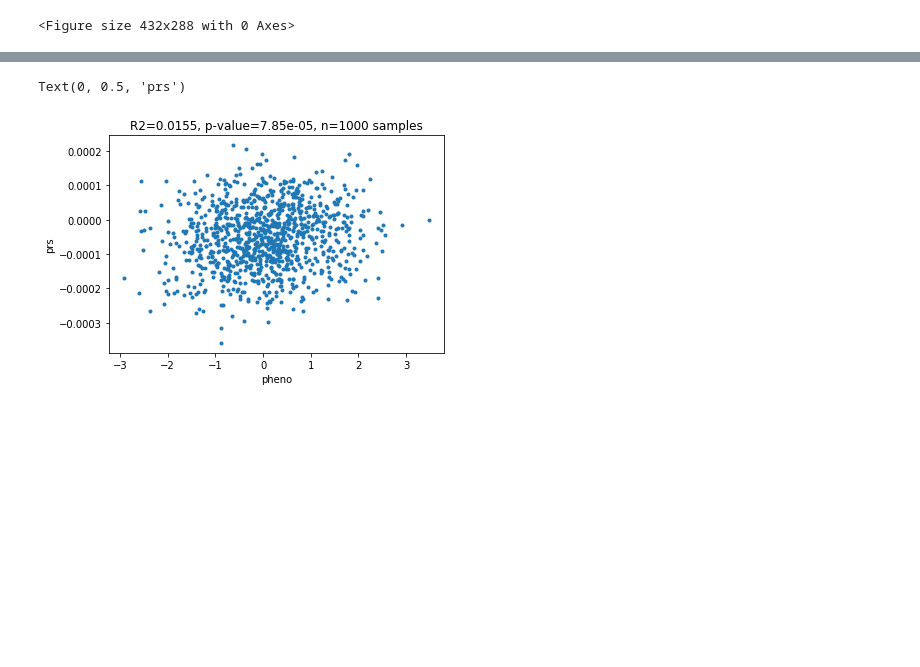
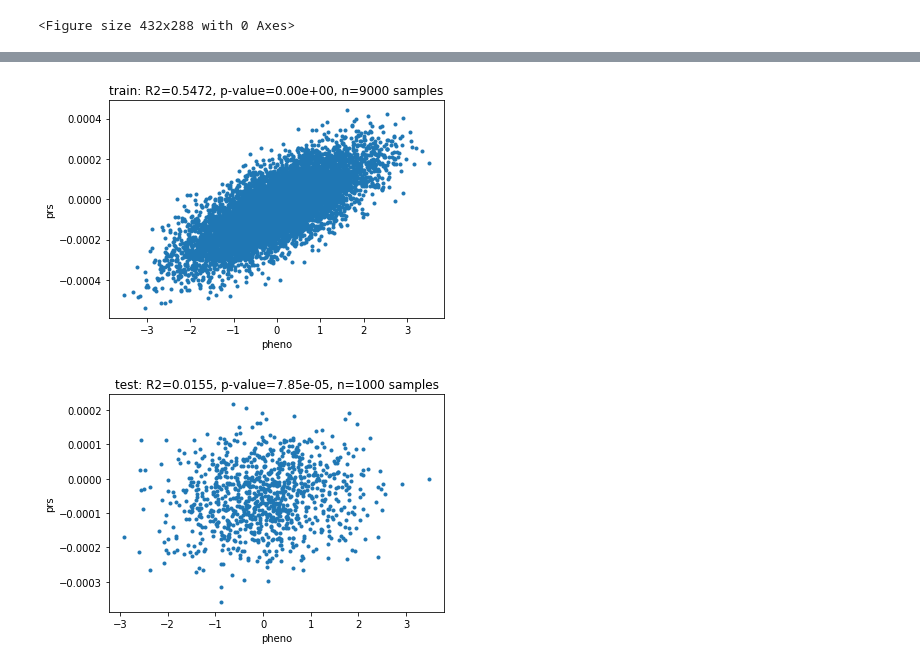
Before and after one commit to ofrei/gwas101, a Jupyter notebook: gwas101.ipynb, the cells around one changed output, grey strips where cells are left out. Cells and saved outputs as stored; diff of their text form; code cells hidden in the pictures; blank space fills up the shorter version.

```diff
--- a/gwas101.ipynb
+++ b/gwas101.ipynb
@@ -111,24 +115,35 @@ plt.savefig('qq_manh.png')
 # %%
-# perform polygenic risk scoring analysis
-
+# for a technical reason, select first 1000 subjects whihc will be used as --ld argument of PRSice_linux
+# note that this is NOT related to train/test split of the data into 9000 (train) vs 1000 (test)
 os.system('head -n 1000 chr21.fam > chr21_1k.fam')
 os.system('plink2 --bfile chr21 --keep chr21_1k.fam --make-bed --out chr21_1k')
+
+# perform polygenic risk scoring analysis. PRS will be calculated for the entire sample.
+# for further infor on PRSice_linux, see https://choishingwan.github.io/PRSice/
 os.system('./PRSice_linux --base simu.sumstats.gz --binary-target F --pheno simu.pheno --pheno-col '
           'trait1 --target chr21 --type bed --ld chr21_1k --ld-type bed '
           '--bar-levels 5e-8,1e-6,1e-5,1e-4,1e-3,1e-2,0.05,0.1,0.5,1.0 --fastscore --no-full --out prs')
 
-gwas_fam = pd.read_csv('chr21_9k.fam', delim_whitespace=True, header=None)
-prs = pd.read_csv('prs.best',delim_whitespace=True)
-prs=prs[~prs['IID'].isin(gwas_fam[1].values)].copy()
+# train is very much overfitted
+# test is giving R2 that is several times lower than --hsq argument of the simu_linux call
+for train_test in ['train', 'test']:
+    plt.figure()
+    gwas_fam = pd.read_csv('chr21_9k.fam', delim_whitespace=True, header=None)
+    prs = pd.read_csv('prs.best',delim_whitespace=True)
+    pheno = pd.read_csv('simu.pheno', sep='\t')
 
-pheno = pd.read_csv('simu.pheno', sep='\t')
-pheno=pheno[~pheno['IID'].isin(gwas_fam[1].values)].copy()
+    if train_test == 'train':
+        prs=prs[prs['IID'].isin(gwas_fam[1].values)].copy()
+        pheno=pheno[pheno['IID'].isin(gwas_fam[1].values)].copy()
+    else:
+        prs=prs[~prs['IID'].isin(gwas_fam[1].values)].copy()
+        pheno=pheno[~pheno['IID'].isin(gwas_fam[1].values)].copy()
 
-plt.plot(pheno['trait1'].values, prs['PRS'].values, '.')
-r, r_pval = pearsonr(pheno['trait1'].values, prs['PRS'].values)
-plt.title(f'R2={(r*r):.4f}, p-value={r_pval:.2e}, n={len(prs)} samples')
-plt.xlabel('pheno')
-plt.ylabel('prs')
+    plt.plot(pheno['trait1'].values, prs['PRS'].values, '.')
+    r, r_pval = pearsonr(pheno['trait1'].values, prs['PRS'].values)
+    plt.title(f'{train_test}: R2={(r*r):.4f}, p-value={r_pval:.2e}, n={len(prs)} samples')
+    plt.xlabel('pheno')
+    plt.ylabel('prs')
 # %% [output]
-Text(0, 0.5, 'prs')
-[figure, old version]
+[figure, new version]
+[figure, added]
```
Also changed, not shown: parts of 2 cells of this notebook, 1 other file.
